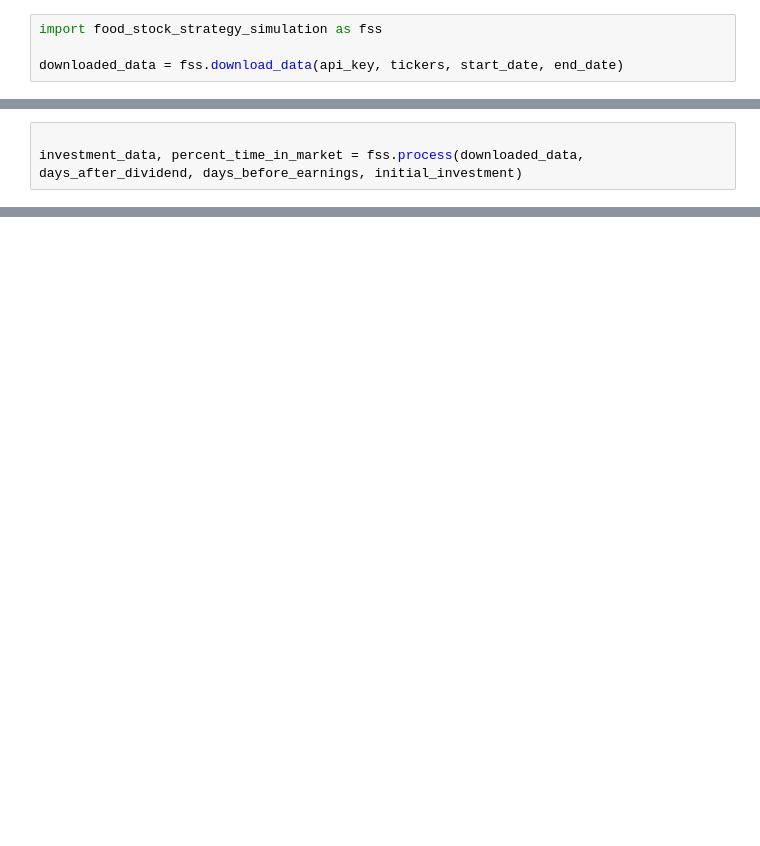
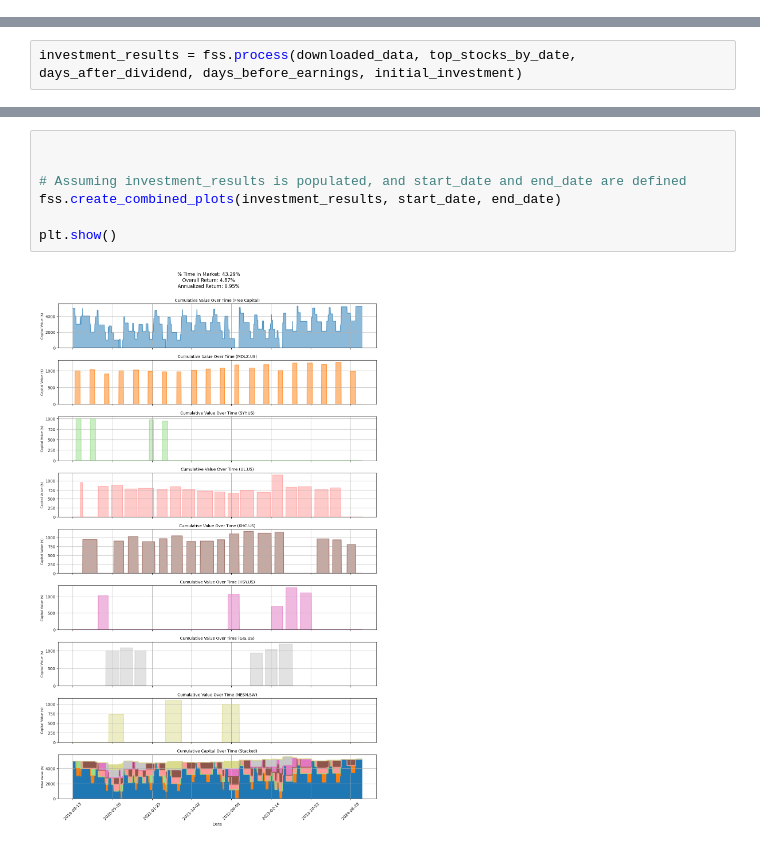
Before and after one commit to TimMonks/Food-stock-strategy-simulation, a Jupyter notebook: Food stock strategy simulation.ipynb, the cells around one changed output, grey strips where cells are left out. Saved outputs shown, nothing was run; the diff lists cells and outputs as text; blank space fills up the shorter version.

```diff
--- a/Food stock strategy simulation.ipynb
+++ b/Food stock strategy simulation.ipynb
@@ -15,4 +39,0 @@ initial_investment = 1000
-# %%
-import food_stock_strategy_simulation as fss
-
-downloaded_data = fss.download_data(api_key, tickers, start_date, end_date)
@@ -37,4 +101,3 @@ Data retrieval completed!
 # %%
-
-investment_data, percent_time_in_market = fss.process(downloaded_data, days_after_dividend, days_before_earnings, initial_investment)
+investment_results = fss.process(downloaded_data, top_stocks_by_date, days_after_dividend, days_before_earnings, initial_investment)
 # %% [output]
@@ -74,0 +121,9 @@ display_image_in_notebook(plot)
+# %%
+
+
+# Assuming investment_results is populated, and start_date and end_date are defined
+fss.create_combined_plots(investment_results, start_date, end_date)
+
+plt.show()
+# %% [output]
+[figure, added]
```
Also changed, not shown: parts of 6 cells of this notebook, 4 other files.
